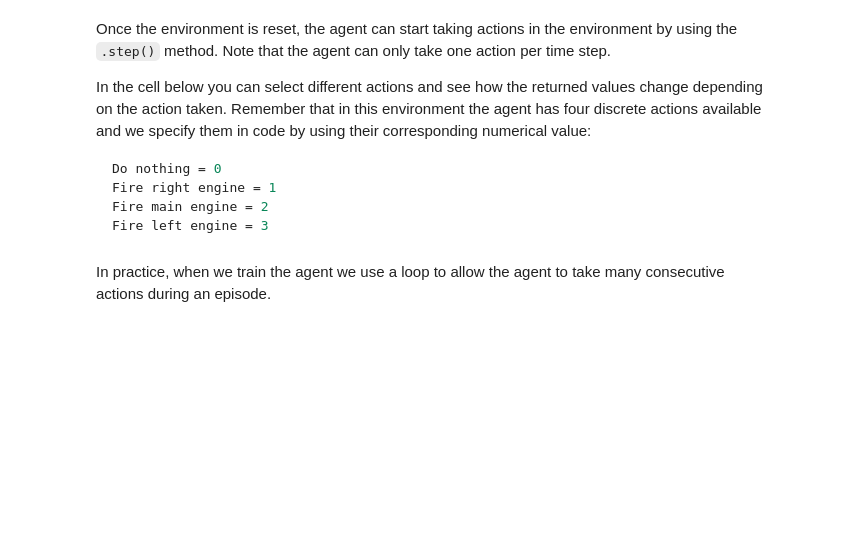
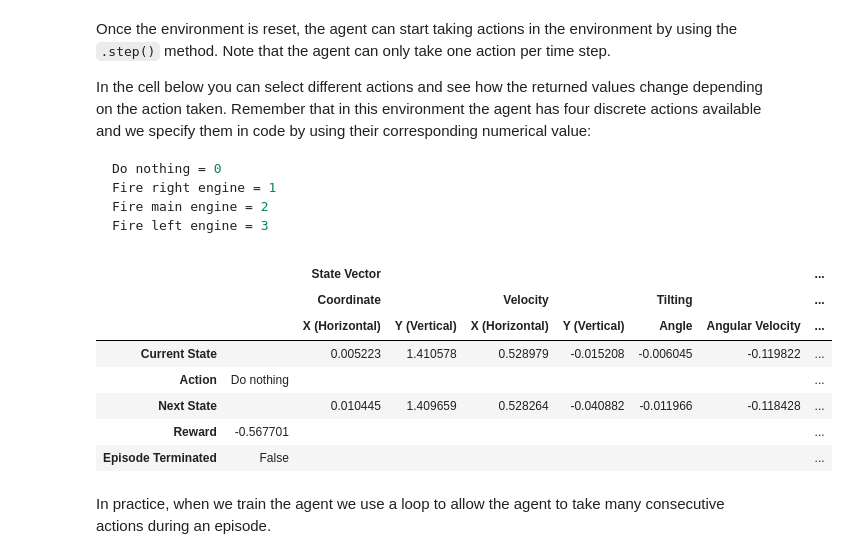
Before and after one commit to PavleSarenac/machine-learning-specialization, a Jupyter notebook: course_3/week_3/programming_assignments/C3_W3_A1_Assignment.ipynb, the cells around one changed output. Drawn from its saved outputs; the diff is of its cells as text; code cells hidden in the pictures; blank space fills up the shorter version.

```diff
--- a/course_3/week_3/programming_assignments/C3_W3_A1_Assignment.ipynb
+++ b/course_3/week_3/programming_assignments/C3_W3_A1_Assignment.ipynb
@@ -202,7 +205,7 @@ In Open AI's Gym environments, we use the `.step()` method to run a single time
 To begin an episode, we need to reset the environment to an initial state. We do this by using the `.reset()` method.
 # %%
 # Reset the environment and get the initial state.
-current_state = env.reset()
+current_state, _ = env.reset()
 # %% [markdown]
 Once the environment is reset, the agent can start taking actions in the environment by using the `.step()` method. Note that the agent can only take one action per time step.
 
@@ -217,15 +220,25 @@ Fire left engine = 3
 # %%
 # Select an action
 action = 0
 
 # Run a single time step of the environment's dynamics with the given action.
-next_state, reward, done, _ = env.step(action)
+next_state, reward, terminated, truncated, _ = env.step(action)
+done = terminated or truncated
 
 # Display table with values.
 utils.display_table(current_state, action, next_state, reward, done)
 
 # Replace the `current_state` with the state after the action is taken
 current_state = next_state
+# %% [output]
+|  |  | State Vector |  |  |  |  |  | ... |
+|  |  | Coordinate |  | Velocity |  | Tilting |  | ... |
+|  |  | X (Horizontal) | Y (Vertical) | X (Horizontal) | Y (Vertical) | Angle | Angular Velocity | ... |
+| Current State |  | 0.005223 | 1.410578 | 0.528979 | -0.015208 | -0.006045 | -0.119822 | ... |
+| Action | Do nothing |  |  |  |  |  |  | ... |
+| Next State |  | 0.010445 | 1.409659 | 0.528264 | -0.040882 | -0.011966 | -0.118428 | ... |
+| Reward | -0.567701 |  |  |  |  |  |  | ... |
+| Episode Terminated | False |  |  |  |  |  |  | ... |
 # %% [markdown]
 In practice, when we train the agent we use a loop to allow the agent to take many consecutive actions during an episode.
 # %% [markdown]
```
Also changed, not shown: parts of 12 cells of this notebook, 3 other files.
